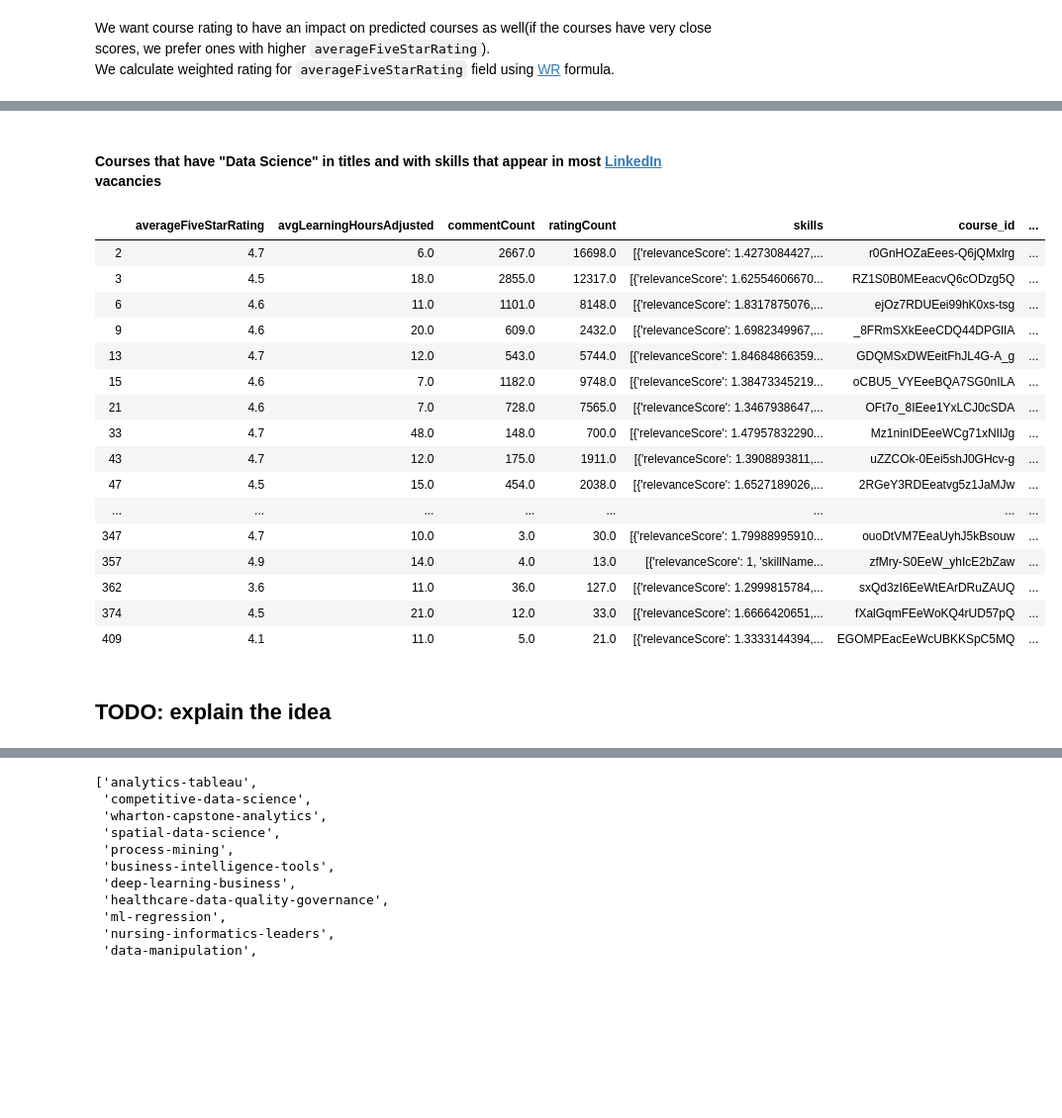
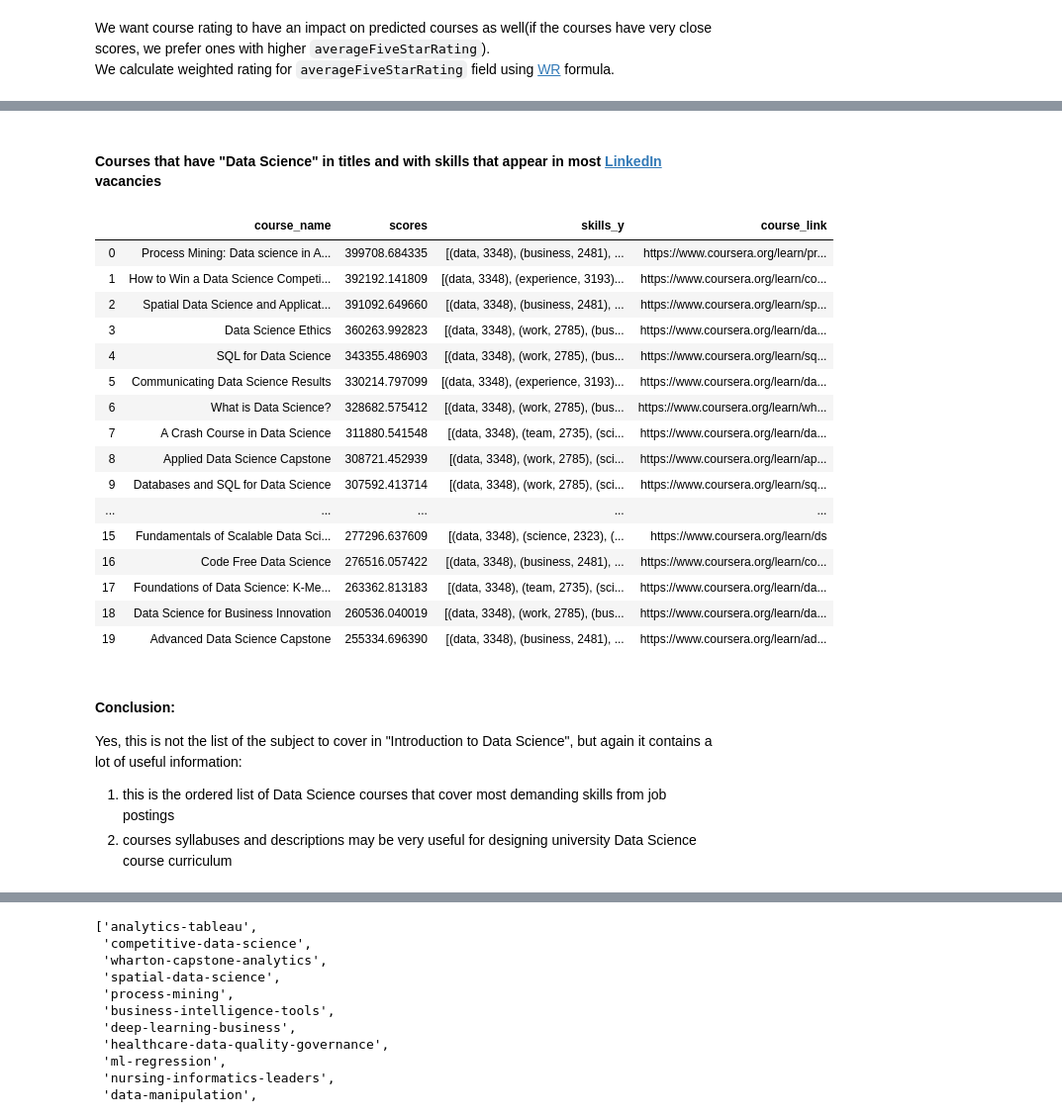
Before and after one commit to rpartsey/ucu_intro_to_ds, a Jupyter notebook: rpartsey_team_dsintro.ipynb, the cells around one changed output, grey strips where cells are left out. Shown at 99% size. Saved outputs shown, nothing was run; the diff lists cells and outputs as text; code cells hidden in the pictures; blank space fills up the shorter version.

```diff
--- a/rpartsey_team_dsintro.ipynb
+++ b/rpartsey_team_dsintro.ipynb
@@ -194,8 +174,6 @@ Name: course_name, dtype: object
 # %%
-# # read the comments in the code cell above
-
-# for i in range(1, n_clusters):
-#     print(sum(kmeans.labels_ == i))
-#     print(courses_with_skills_df[kmeans.labels_ == i].course_name)
-#     print()
-#     print()
+for i in range(1, n_clusters):
+    print(sum(kmeans.labels_ == i))
+    print(courses_with_skills_df[kmeans.labels_ == i].course_name)
+    print()
+    print()
@@ -318,11 +320,12 @@ def standardize_text(text):
                        stop_words=stop_words, replace_symbol=' ')
 
 
+courses_df['standardized_description'] = ''
 for i, course in courses_df.iterrows():
     course_skills = (s['skillName'] for s in course.skills)
     text = '.'.join([*course_skills, course.course_description]) # NOTE: we add course skills to it's description and syllabus
 
-    courses_df.loc[i,'description'] = standardize_text(text)
+    courses_df.loc[i,'standardized_description'] = standardize_text(text)
 
 # courses_df.loc[4, 'description']
 # %% [markdown]
@@ -359,7 +362,7 @@ And then for each course and for each skill from "list of all possible skills" w
 # %%
 course_computed_skills = defaultdict(set) # key = "course_slug", value = list(skills)
 
-for _, (course_slug, description)  in courses_df[['course_slug', 'description']].iterrows():
+for _, (course_slug, description)  in courses_df[['course_slug', 'standardized_description']].iterrows():
     for skill in skills_dict:
         if f' {skill} ' in f' {description} ':
             course_computed_skills[course_slug].add(skill)
@@ -462,5 +465,9 @@ courses_df['WR'] = weighted_rating(R, v, m, C)
 courses_with_scores_df = pd.merge(courses_df, course_scores_df, on='course_slug')
 courses_with_scores_df['scores'] = courses_with_scores_df['scores'] * courses_with_scores_df['WR']
 courses_with_scores_df.sort_values(by=['scores'], ascending=False, inplace=True)
-courses_with_scores_df.head(20)
+courses_with_scores_df.reset_index(drop=True, inplace=True)
+
+# display courses info: name, score, skills that contributed to its score, and its coursera link that can be pasted into browser to see detailed information
+courses_with_scores_df['course_link'] = 'https://www.coursera.org/learn/' + courses_with_scores_df['course_slug']
+courses_with_scores_df[['course_name','scores', 'skills_y', 'course_link']].head(20)
 # %% [output]
@@ -484,24 +499,29 @@ courses_with_scores_df.head(20)
 # %% [markdown]
-#### Courses that have "Data Science" in titles and with skills that appear in most [LinkedIn](https://www.linkedin.com) vacancies
+#### **Courses that have "Data Science" in titles and with skills that appear in most [LinkedIn](https://www.linkedin.com) vacancies**
 # %%
-courses_with_skills_df[courses_with_skills_df.course_name.map(lambda value: 'data science' in value.lower())]
+ds_courses = courses_with_scores_df[courses_with_scores_df.course_name.map(lambda value: 'data science' in value.lower())]
+ds_courses.reset_index(drop=True, inplace=True)
+ds_courses[['course_name', 'scores', 'skills_y', 'course_link']].head(20)
 # %% [output]
-|  | averageFiveStarRating | avgLearningHoursAdjusted | commentCount | ratingCount | skills | course_id | ... |
-| 2 | 4.7 | 6.0 | 2667.0 | 16698.0 | [{'relevanceScore': 1.4273084427,... | r0GnHOZaEees-Q6jQMxlrg | ... |
-| 3 | 4.5 | 18.0 | 2855.0 | 12317.0 | [{'relevanceScore': 1.62554606670... | RZ1S0B0MEeacvQ6cODzg5Q | ... |
-| 6 | 4.6 | 11.0 | 1101.0 | 8148.0 | [{'relevanceScore': 1.8317875076,... | ejOz7RDUEei99hK0xs-tsg | ... |
-| 9 | 4.6 | 20.0 | 609.0 | 2432.0 | [{'relevanceScore': 1.6982349967,... | _8FRmSXkEeeCDQ44DPGlIA | ... |
-| 13 | 4.7 | 12.0 | 543.0 | 5744.0 | [{'relevanceScore': 1.84684866359... | GDQMSxDWEeitFhJL4G-A_g | ... |
-| 15 | 4.6 | 7.0 | 1182.0 | 9748.0 | [{'relevanceScore': 1.38473345219... | oCBU5_VYEeeBQA7SG0nILA | ... |
-| 21 | 4.6 | 7.0 | 728.0 | 7565.0 | [{'relevanceScore': 1.3467938647,... | OFt7o_8IEee1YxLCJ0cSDA | ... |
-| 33 | 4.7 | 48.0 | 148.0 | 700.0 | [{'relevanceScore': 1.47957832290... | Mz1ninIDEeeWCg71xNIlJg | ... |
-| 43 | 4.7 | 12.0 | 175.0 | 1911.0 | [{'relevanceScore': 1.3908893811,... | uZZCOk-0Eei5shJ0GHcv-g | ... |
-| 47 | 4.5 | 15.0 | 454.0 | 2038.0 | [{'relevanceScore': 1.6527189026,... | 2RGeY3RDEeatvg5z1JaMJw | ... |
-| ... | ... | ... | ... | ... | ... | ... | ... |
-| 347 | 4.7 | 10.0 | 3.0 | 30.0 | [{'relevanceScore': 1.79988995910... | ouoDtVM7EeaUyhJ5kBsouw | ... |
-| 357 | 4.9 | 14.0 | 4.0 | 13.0 | [{'relevanceScore': 1, 'skillName... | zfMry-S0EeW_yhIcE2bZaw | ... |
-| 362 | 3.6 | 11.0 | 36.0 | 127.0 | [{'relevanceScore': 1.2999815784,... | sxQd3zI6EeWtEArDRuZAUQ | ... |
-| 374 | 4.5 | 21.0 | 12.0 | 33.0 | [{'relevanceScore': 1.6666420651,... | fXalGqmFEeWoKQ4rUD57pQ | ... |
-| 409 | 4.1 | 11.0 | 5.0 | 21.0 | [{'relevanceScore': 1.3333144394,... | EGOMPEacEeWcUBKKSpC5MQ | ... |
+|  | course_name | scores | skills_y | course_link |
+| 0 | Process Mining: Data science in A... | 399708.684335 | [(data, 3348), (business, 2481), ... | https://www.coursera.org/learn/pr... |
+| 1 | How to Win a Data Science Competi... | 392192.141809 | [(data, 3348), (experience, 3193)... | https://www.coursera.org/learn/co... |
+| 2 | Spatial Data Science and Applicat... | 391092.649660 | [(data, 3348), (business, 2481), ... | https://www.coursera.org/learn/sp... |
+| 3 | Data Science Ethics | 360263.992823 | [(data, 3348), (work, 2785), (bus... | https://www.coursera.org/learn/da... |
+| 4 | SQL for Data Science | 343355.486903 | [(data, 3348), (work, 2785), (bus... | https://www.coursera.org/learn/sq... |
+| 5 | Communicating Data Science Results | 330214.797099 | [(data, 3348), (experience, 3193)... | https://www.coursera.org/learn/da... |
+| 6 | What is Data Science? | 328682.575412 | [(data, 3348), (work, 2785), (bus... | https://www.coursera.org/learn/wh... |
+| 7 | A Crash Course in Data Science | 311880.541548 | [(data, 3348), (team, 2735), (sci... | https://www.coursera.org/learn/da... |
+| 8 | Applied Data Science Capstone | 308721.452939 | [(data, 3348), (work, 2785), (sci... | https://www.coursera.org/learn/ap... |
+| 9 | Databases and SQL for Data Science | 307592.413714 | [(data, 3348), (work, 2785), (sci... | https://www.coursera.org/learn/sq... |
+| ... | ... | ... | ... | ... |
+| 15 | Fundamentals of Scalable Data Sci... | 277296.637609 | [(data, 3348), (science, 2323), (... | https://www.coursera.org/learn/ds |
+| 16 | Code Free Data Science | 276516.057422 | [(data, 3348), (business, 2481), ... | https://www.coursera.org/learn/co... |
+| 17 | Foundations of Data Science: K-Me... | 263362.813183 | [(data, 3348), (team, 2735), (sci... | https://www.coursera.org/learn/da... |
+| 18 | Data Science for Business Innovation | 260536.040019 | [(data, 3348), (work, 2785), (bus... | https://www.coursera.org/learn/da... |
+| 19 | Advanced Data Science Capstone | 255334.696390 | [(data, 3348), (business, 2481), ... | https://www.coursera.org/learn/ad... |
-# %% [markdown]
-## TODO: explain the idea
+# %% [markdown]
+#### **Conclusion:**
+Yes, this is not the list of the subject to cover in "Introduction to Data Science", but again it contains a lot of useful information:
+1. this is the ordered list of Data Science courses that cover most demanding skills from job postings
+2. courses syllabuses and descriptions may be very useful for designing university Data Science course curriculum
```
Also changed, not shown: parts of 16 cells of this notebook, 1 other file.
